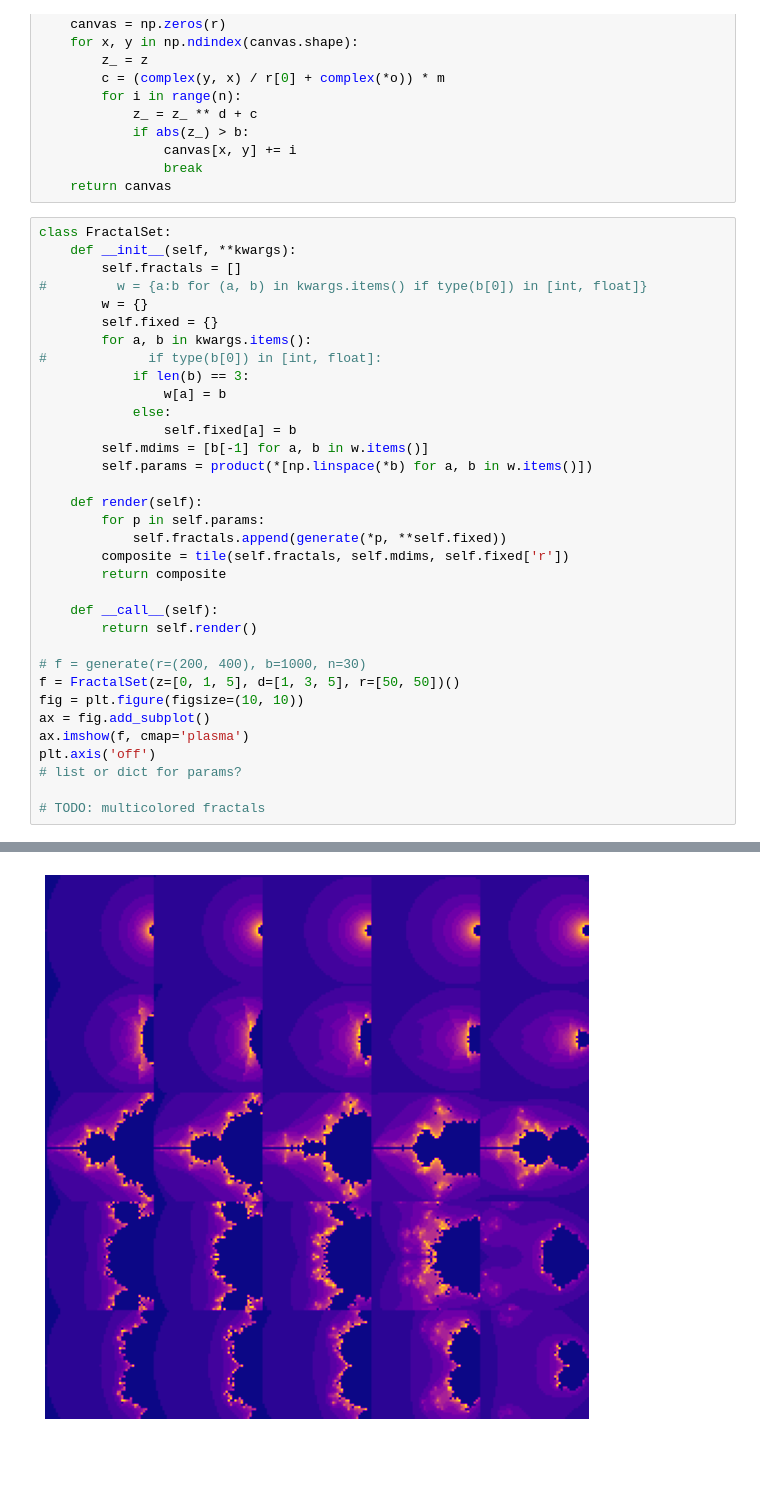
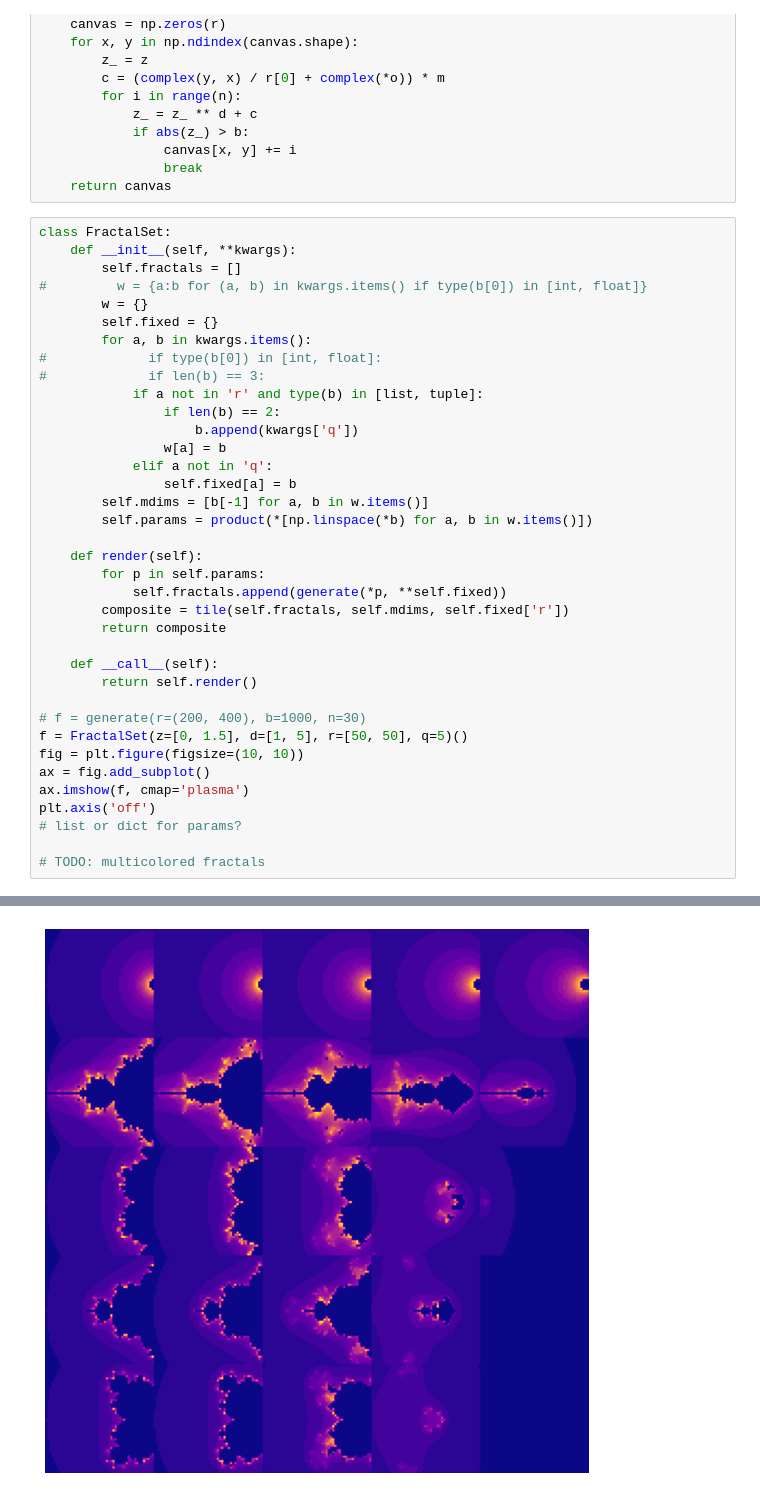
Before and after one commit to generic-github-user/fractals, a Jupyter notebook: fractals.ipynb, the cells around one changed output, grey strips where cells are left out. Saved outputs shown, nothing was run; the diff lists cells and outputs as text; blank space fills up the shorter version.

```diff
--- a/fractals.ipynb
+++ b/fractals.ipynb
@@ -25,34 +25,37 @@ class FractalSet:
         self.fractals = []
 #         w = {a:b for (a, b) in kwargs.items() if type(b[0]) in [int, float]}
         w = {}
         self.fixed = {}
         for a, b in kwargs.items():
 #             if type(b[0]) in [int, float]:
-            if len(b) == 3:
+#             if len(b) == 3:
+            if a not in 'r' and type(b) in [list, tuple]:
+                if len(b) == 2:
+                    b.append(kwargs['q'])
                 w[a] = b
-            else:
+            elif a not in 'q':
                 self.fixed[a] = b
         self.mdims = [b[-1] for a, b in w.items()]
         self.params = product(*[np.linspace(*b) for a, b in w.items()])
 
     def render(self):
         for p in self.params:
             self.fractals.append(generate(*p, **self.fixed))
         composite = tile(self.fractals, self.mdims, self.fixed['r'])
         return composite
 
     def __call__(self):
         return self.render()
 
 # f = generate(r=(200, 400), b=1000, n=30)
-f = FractalSet(z=[0, 1, 5], d=[1, 3, 5], r=[50, 50])()
+f = FractalSet(z=[0, 1.5], d=[1, 5], r=[50, 50], q=5)()
 fig = plt.figure(figsize=(10, 10))
 ax = fig.add_subplot()
 ax.imshow(f, cmap='plasma')
 plt.axis('off')
 # list or dict for params?
 
 # TODO: multicolored fractals
 # %% [output]
 (-0.5, 249.5, 249.5, -0.5)
-[figure, old version]
+[figure, new version]
```
